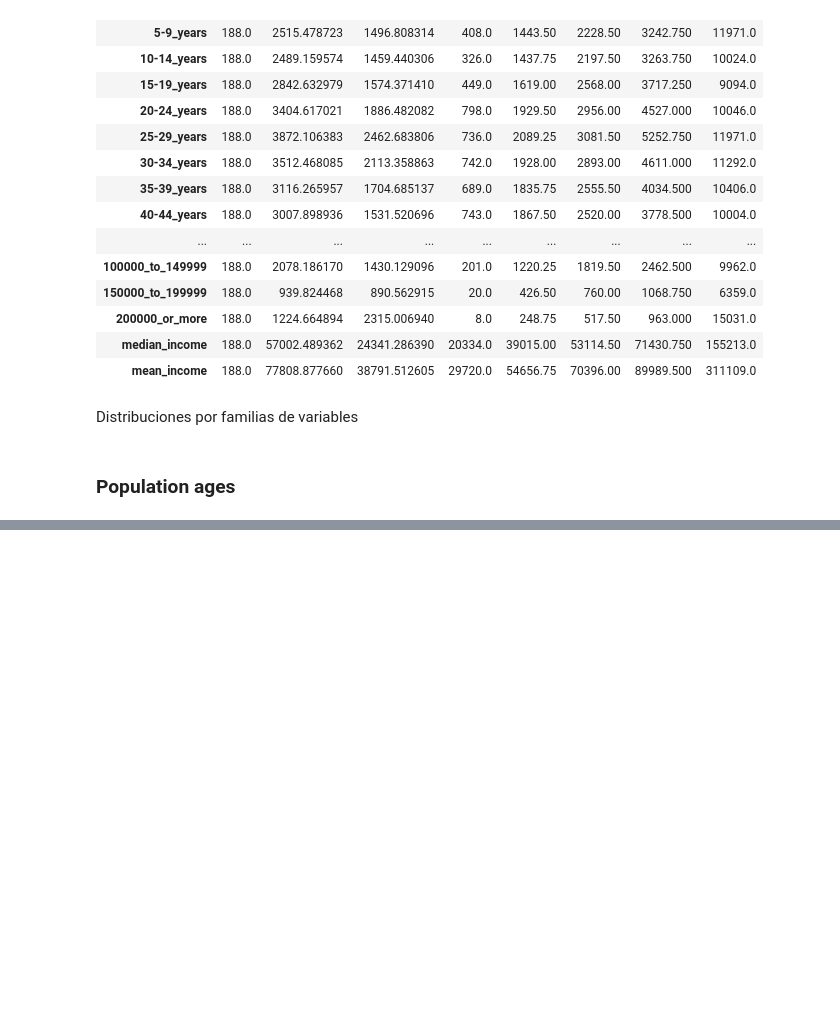
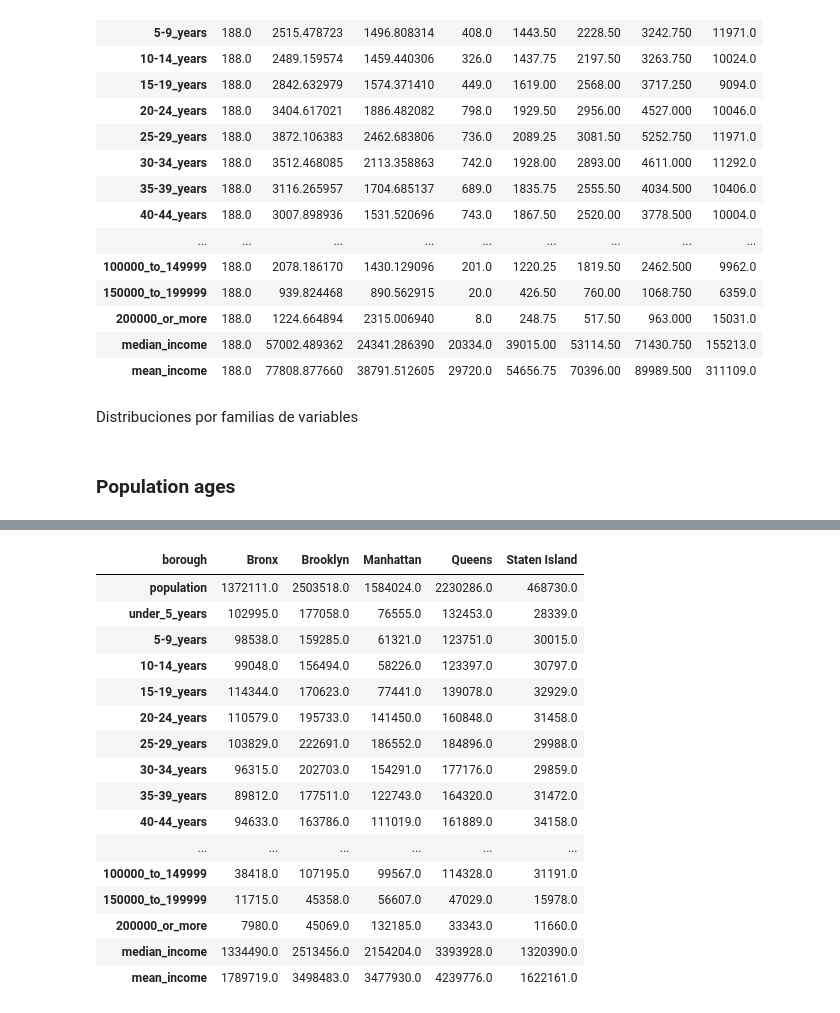
Before and after one commit to ingkilo/Bogota_2_Journal, a Jupyter notebook: Datathon/EDA Notebooks/EDA demographics.ipynb, the cells around one changed output, grey strips where cells are left out. Drawn from its saved outputs; the diff is of its cells as text; code cells hidden in the pictures; blank space fills up the shorter version.

```diff
--- a/Datathon/EDA Notebooks/EDA demographics.ipynb
+++ b/Datathon/EDA Notebooks/EDA demographics.ipynb
@@ -67,0 +111,20 @@ population_incomes =[ 'less_than_10,000',
+# %%
+df.groupby(["borough"]).agg("sum").T
+# %% [output]
+| borough | Bronx | Brooklyn | Manhattan | Queens | Staten Island |
+| population | 1372111.0 | 2503518.0 | 1584024.0 | 2230286.0 | 468730.0 |
+| under_5_years | 102995.0 | 177058.0 | 76555.0 | 132453.0 | 28339.0 |
+| 5-9_years | 98538.0 | 159285.0 | 61321.0 | 123751.0 | 30015.0 |
+| 10-14_years | 99048.0 | 156494.0 | 58226.0 | 123397.0 | 30797.0 |
+| 15-19_years | 114344.0 | 170623.0 | 77441.0 | 139078.0 | 32929.0 |
+| 20-24_years | 110579.0 | 195733.0 | 141450.0 | 160848.0 | 31458.0 |
+| 25-29_years | 103829.0 | 222691.0 | 186552.0 | 184896.0 | 29988.0 |
+| 30-34_years | 96315.0 | 202703.0 | 154291.0 | 177176.0 | 29859.0 |
+| 35-39_years | 89812.0 | 177511.0 | 122743.0 | 164320.0 | 31472.0 |
+| 40-44_years | 94633.0 | 163786.0 | 111019.0 | 161889.0 | 34158.0 |
+| ... | ... | ... | ... | ... | ... |
+| 100000_to_149999 | 38418.0 | 107195.0 | 99567.0 | 114328.0 | 31191.0 |
+| 150000_to_199999 | 11715.0 | 45358.0 | 56607.0 | 47029.0 | 15978.0 |
+| 200000_or_more | 7980.0 | 45069.0 | 132185.0 | 33343.0 | 11660.0 |
+| median_income | 1334490.0 | 2513456.0 | 2154204.0 | 3393928.0 | 1320390.0 |
+| mean_income | 1789719.0 | 3498483.0 | 3477930.0 | 4239776.0 | 1622161.0 |
```
Also changed, not shown: parts of 28 cells of this notebook.
